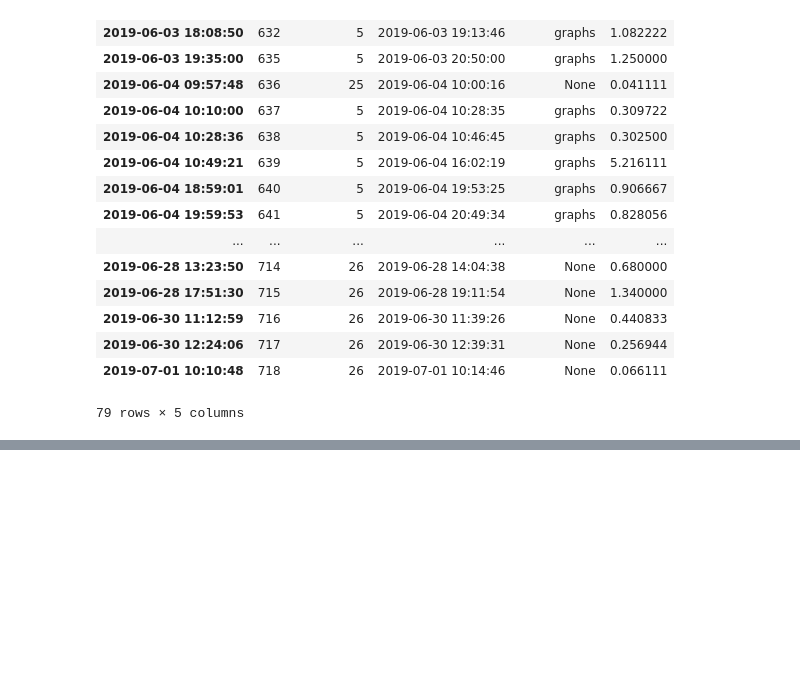
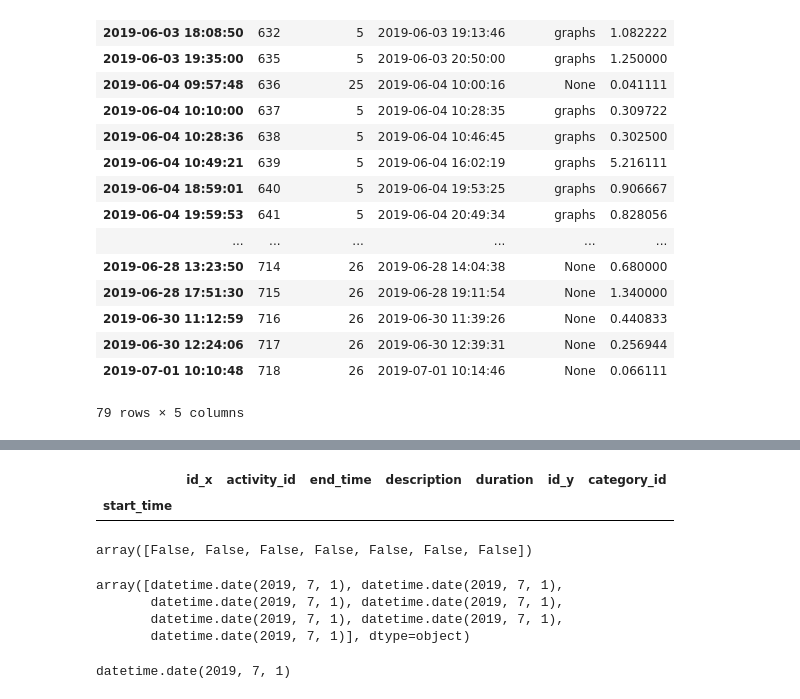
Before and after one commit to slarrain/Utils, a Jupyter notebook: scripts/Hamster_Panel.ipynb, the cells around one changed output, grey strips where cells are left out. Cells and saved outputs as stored; diff of their text form; code cells hidden in the pictures; blank space fills up the shorter version.

```diff
--- a/scripts/Hamster_Panel.ipynb
+++ b/scripts/Hamster_Panel.ipynb
@@ -450,0 +535,22 @@ trabajando.com: 21.9
+# %%
+hoy = df.set_index("start_time").sort_index()
+# %%
+hoy[hoy.index.date == pd.datetime.now().date]
+# %% [output]
+|  | id_x | activity_id | end_time | description | duration | id_y | category_id |
+| start_time |  |  |  |  |  |  |  |
+# %%
+hoy.index.date == pd.datetime.now().date
+# %% [output]
+array([False, False, False, False, False, False, False])
+# %%
+hoy.index.date
+# %% [output]
+array([datetime.date(2019, 7, 1), datetime.date(2019, 7, 1),
+       datetime.date(2019, 7, 1), datetime.date(2019, 7, 1),
+       datetime.date(2019, 7, 1), datetime.date(2019, 7, 1),
+       datetime.date(2019, 7, 1)], dtype=object)
+# %%
+pd.datetime.now().date()
+# %% [output]
+datetime.date(2019, 7, 1)
```
Also changed, not shown: parts of 9 cells of this notebook, 1 other file.
